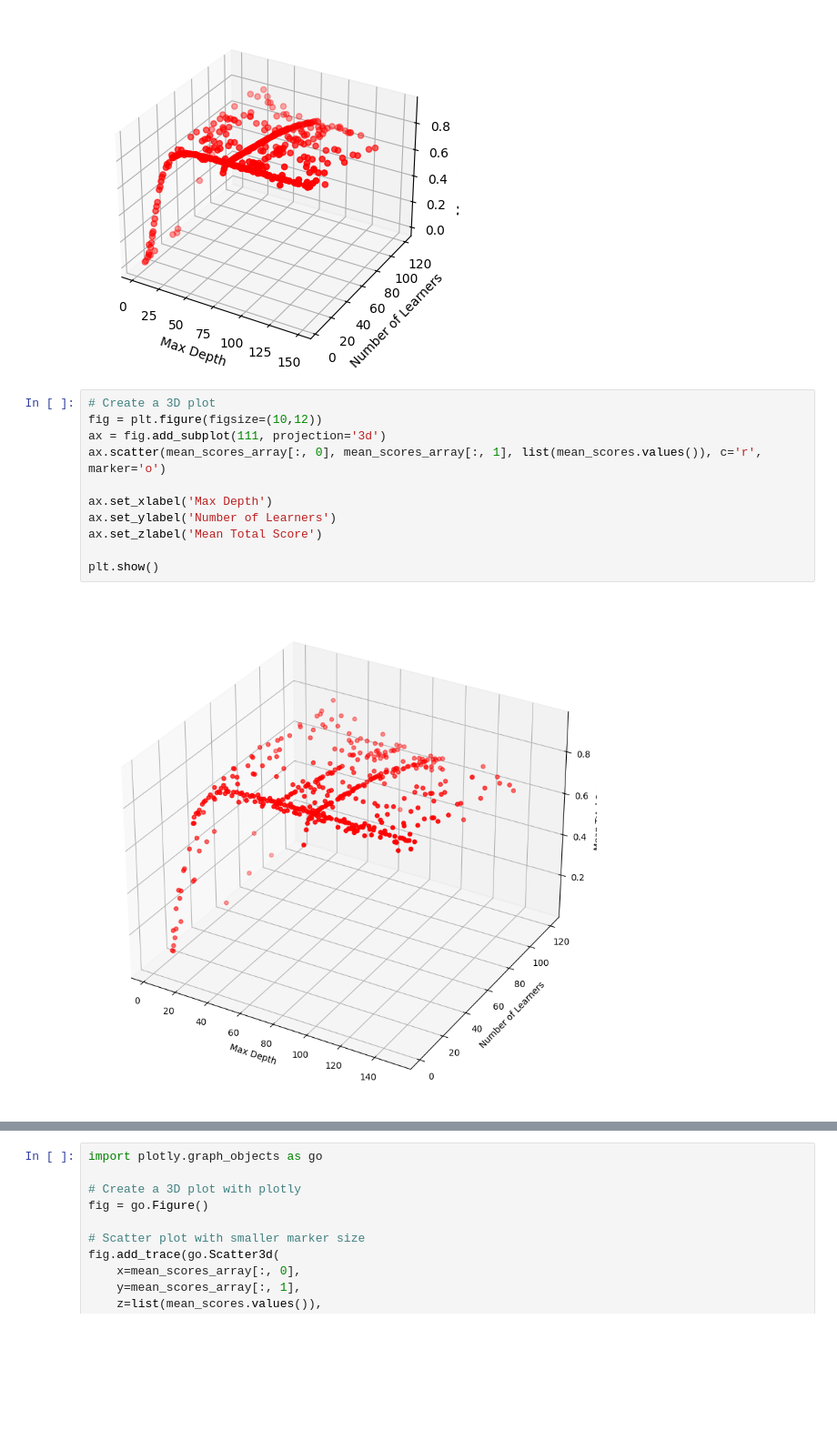
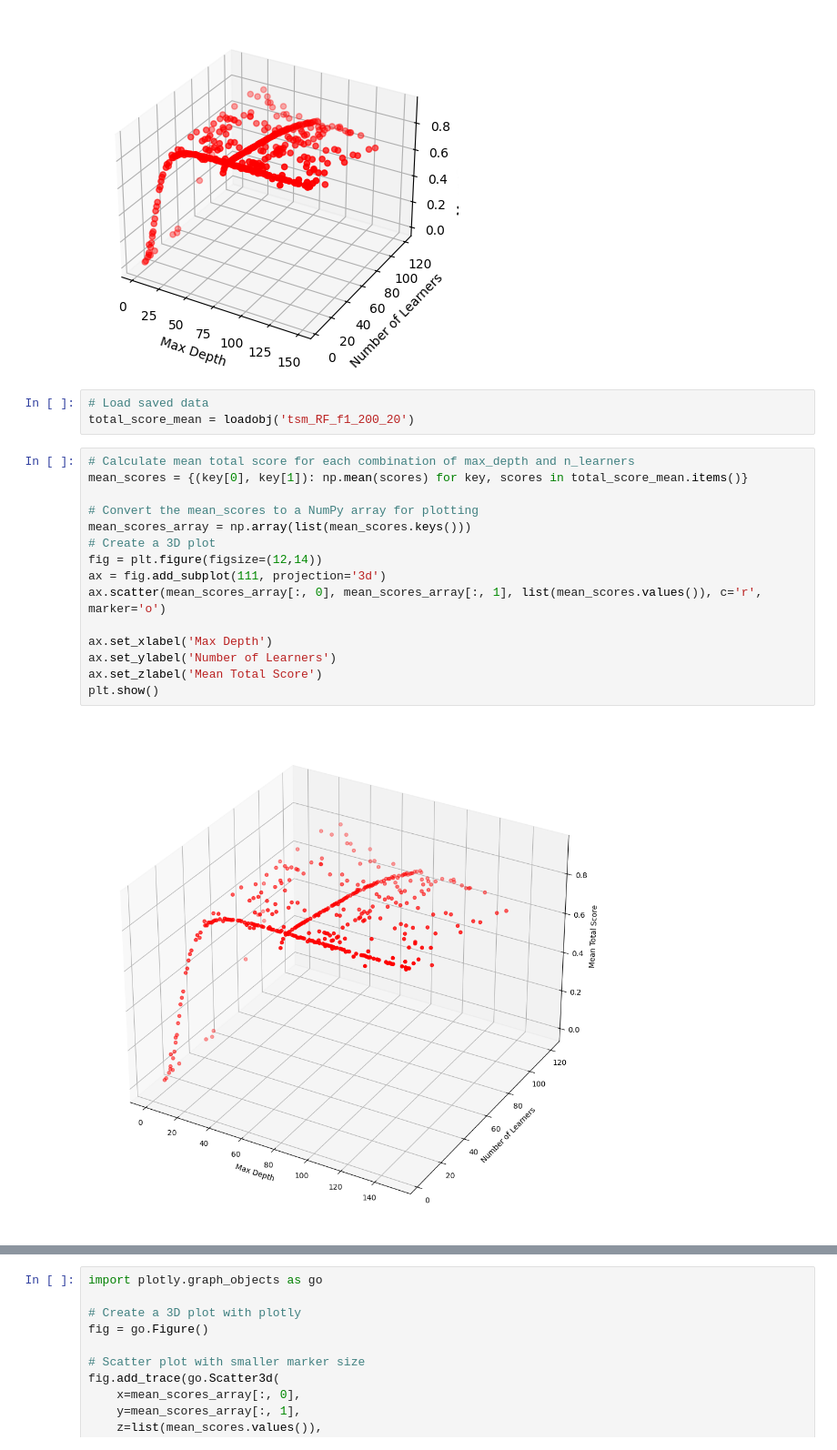
Before and after one commit to hmda77/Ensemble-Indoor-Loc, a Jupyter notebook: Boosting_Algorithm/Genetic Algorithm Hyperparameters Tuning/Simple_GA_Implementation.ipynb, the cells around one changed output, grey strips where cells are left out. Shown at 91% size. Cells and saved outputs as stored; diff of their text form; blank space fills up the shorter version.

```diff
--- a/Boosting_Algorithm/Genetic Algorithm Hyperparameters Tuning/Simple_GA_Implementation.ipynb
+++ b/Boosting_Algorithm/Genetic Algorithm Hyperparameters Tuning/Simple_GA_Implementation.ipynb
@@ -1143,16 +1153,23 @@ plt.show()
 [figure]
 Best Parameters: [79.  8.]
 [figure]
+# %%
+# Load saved data
+total_score_mean = loadobj('tsm_RF_f1_200_20')
 # %%
+# Calculate mean total score for each combination of max_depth and n_learners
+mean_scores = {(key[0], key[1]): np.mean(scores) for key, scores in total_score_mean.items()}
+
+# Convert the mean_scores to a NumPy array for plotting
+mean_scores_array = np.array(list(mean_scores.keys()))
 # Create a 3D plot
-fig = plt.figure(figsize=(10,12))
+fig = plt.figure(figsize=(12,14))
 ax = fig.add_subplot(111, projection='3d')
 ax.scatter(mean_scores_array[:, 0], mean_scores_array[:, 1], list(mean_scores.values()), c='r', marker='o')
 
 ax.set_xlabel('Max Depth')
 ax.set_ylabel('Number of Learners')
 ax.set_zlabel('Mean Total Score')
-
 plt.show()
 # %% [output]
-[figure, old version]
+[figure, new version]
```
Also changed, not shown: parts of 9 cells of this notebook, 3 other files.
